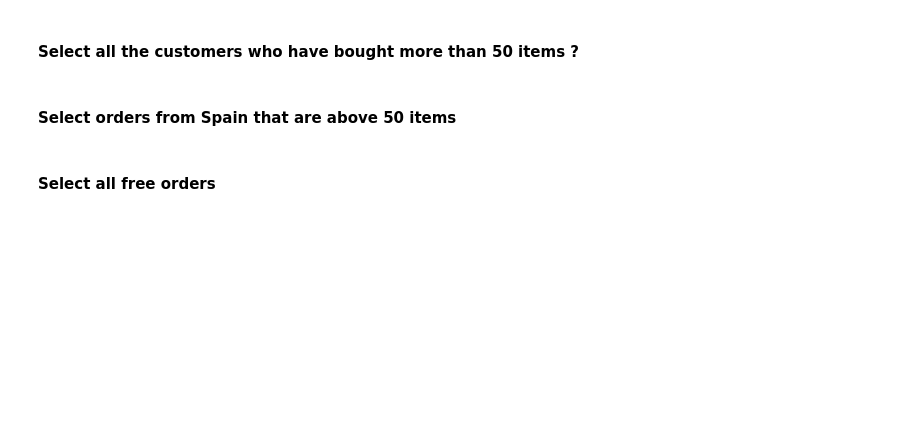
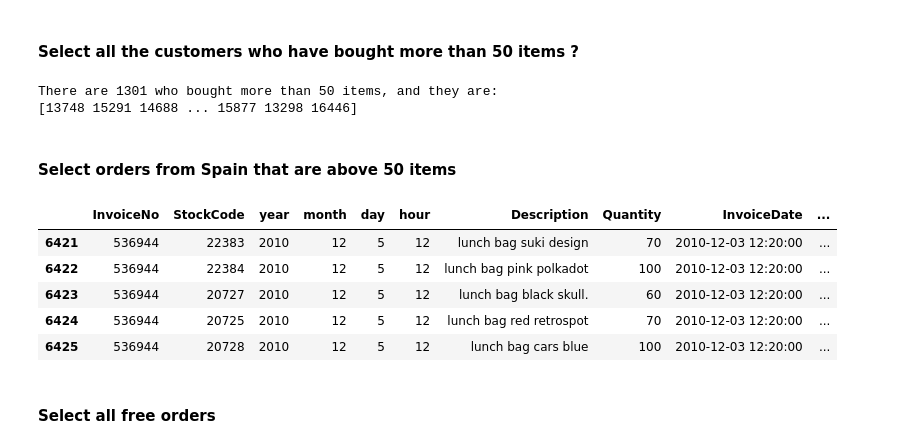
Before and after one commit to ironhack-datalabs/datamad1020, a Jupyter notebook: module-2/lab-subsetting-and-descriptive-stats/your-code/main.ipynb, the cells around one changed output. Saved outputs shown, nothing was run; the diff lists cells and outputs as text; code cells hidden in the pictures; blank space fills up the shorter version.

```diff
--- a/module-2/lab-subsetting-and-descriptive-stats/your-code/main.ipynb
+++ b/module-2/lab-subsetting-and-descriptive-stats/your-code/main.ipynb
@@ -432,2 +472,8 @@ orders.head()
+# %%
+q = orders[orders.Quantity > 50]['CustomerID'].unique()
+print(f"There are {len(q)} who bought more than 50 items, and they are:\n{q}")
+# %% [output]
+There are 1301 who bought more than 50 items, and they are:
+[13748 15291 14688 ... 15877 13298 16446]
 # %% [markdown]
 #### Select orders from Spain that are above 50 items
@@ -436,2 +480,13 @@ orders.head()
+# %%
+condition = (orders.Quantity > 50) & (orders.Country == 'Spain')
+# %%
+orders[condition].head()
+# %% [output]
+|  | InvoiceNo | StockCode | year | month | day | hour | Description | Quantity | InvoiceDate | ... |
+| 6421 | 536944 | 22383 | 2010 | 12 | 5 | 12 | lunch bag suki design | 70 | 2010-12-03 12:20:00 | ... |
+| 6422 | 536944 | 22384 | 2010 | 12 | 5 | 12 | lunch bag pink polkadot | 100 | 2010-12-03 12:20:00 | ... |
+| 6423 | 536944 | 20727 | 2010 | 12 | 5 | 12 | lunch bag black skull. | 60 | 2010-12-03 12:20:00 | ... |
+| 6424 | 536944 | 20725 | 2010 | 12 | 5 | 12 | lunch bag red retrospot | 70 | 2010-12-03 12:20:00 | ... |
+| 6425 | 536944 | 20728 | 2010 | 12 | 5 | 12 | lunch bag cars blue | 100 | 2010-12-03 12:20:00 | ... |
 # %% [markdown]
 #### Select all free orders
```
Also changed, not shown: parts of 39 cells of this notebook.
